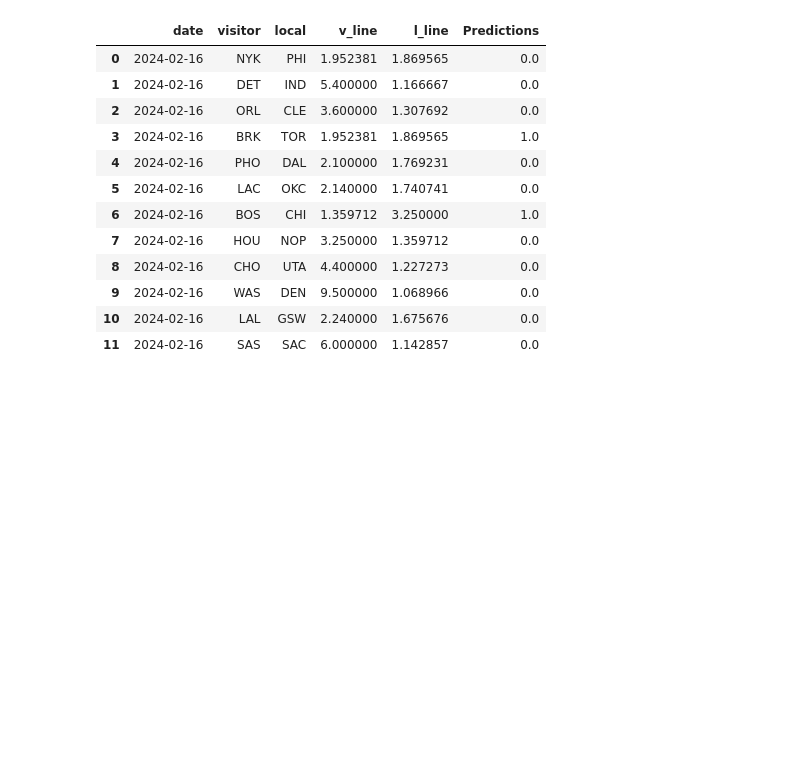
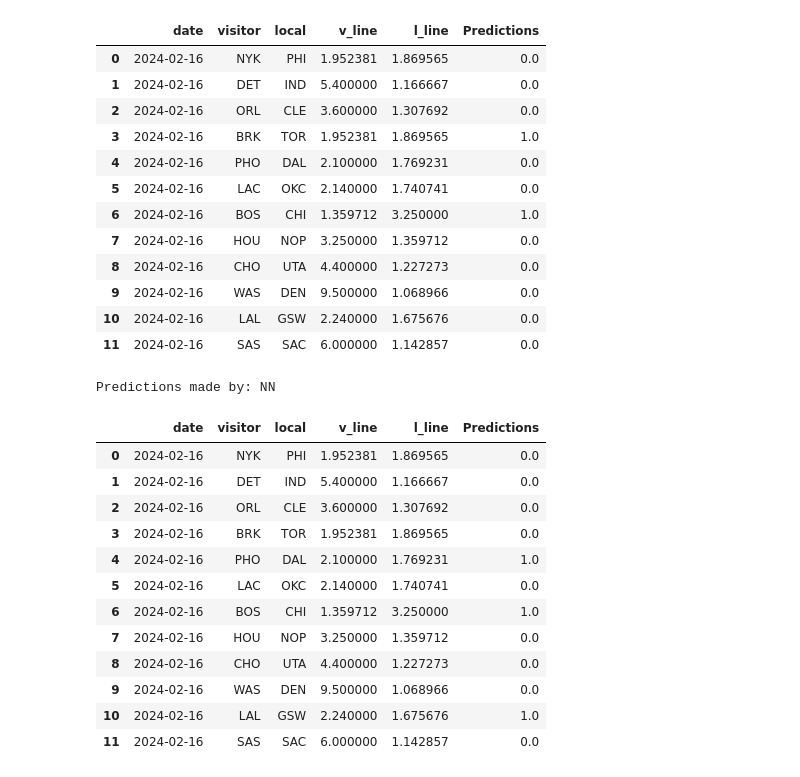
Before and after one commit to marioutiel/TFG, a Jupyter notebook: Predictions/TonightPredictions.ipynb, the cells around one changed output. Drawn from its saved outputs; the diff is of its cells as text; code cells hidden in the pictures; blank space fills up the shorter version.

```diff
--- a/Predictions/TonightPredictions.ipynb
+++ b/Predictions/TonightPredictions.ipynb
@@ -63,15 +63,24 @@ games_df
 # %%
 import joblib
 # %%
-def makeModelPredictions(games_df, odds_df, model_name='LR', show=True):
-    if model_name == 'FCNN':
-        fcnns = pd.read_excel('Models/TrainedModels/FCNNs/models.xlsx')
-        fcnns = fcnns.sort_values(by='Accuracy', ascending=False, ignore_index=True)
+def makeModelPredictions(games_df, odds_df, model_name='LR', nn_name='RNN',show=True):
+    if model_name == 'NN':
+        if nn_name == 'FCNN':
+            fcnns = pd.read_excel('Models/TrainedModels/FCNNs/models.xlsx')
+            fcnns = fcnns.sort_values(by='Accuracy', ascending=False, ignore_index=True)
 
-        model_file = fcnns.iloc[0]['File']
+            model_file = fcnns.iloc[0]['File']
 
-        model = torch.load('Models/'+model_file)
-        scaler = joblib.load('Models/Scalers/FCNN.pkl')
+            model = torch.load('Models/'+model_file)
+        elif nn_name == 'RNN':
+            rnns =  pd.read_excel('Models/TrainedModels/Recurrents/models.xlsx')
+            rnns = rnns.sort_values(by='Accuracy', ascending=False, ignore_index=True)
+
+            model_file = rnns.iloc[0]['File']
+
+            model = torch.load('Models/'+model_file)
+
+        scaler = joblib.load(f'Models/Scalers/{nn_name}.pkl')
 
     else:
         model = joblib.load(f'Models/TrainedModels/{model_name}_Model.pkl')
@@ -79,7 +88,7 @@ def makeModelPredictions(games_df, odds_df, model_name='LR', show=True):
 
 
     scaled_df = scaler.transform(games_df.drop(columns=['Date']))
-    if model_name == 'FCNN':
+    if model_name == 'NN':
         scaled_df = torch.FloatTensor(scaled_df)
         predictions = torch.round(model(scaled_df).squeeze(1))
         predictions = predictions.detach().numpy()
@@ -177,3 +186,20 @@ Predictions made by: FCNN
 | 9 | 2024-02-16 | WAS | DEN | 9.500000 | 1.068966 | 0.0 |
 | 10 | 2024-02-16 | LAL | GSW | 2.240000 | 1.675676 | 0.0 |
 | 11 | 2024-02-16 | SAS | SAC | 6.000000 | 1.142857 | 0.0 |
+# %%
+makeModelPredictions(games_df, tonight_odds, 'NN', 'RNN')
+# %% [output]
+Predictions made by: NN
+|  | date | visitor | local | v_line | l_line | Predictions |
+| 0 | 2024-02-16 | NYK | PHI | 1.952381 | 1.869565 | 0.0 |
+| 1 | 2024-02-16 | DET | IND | 5.400000 | 1.166667 | 0.0 |
+| 2 | 2024-02-16 | ORL | CLE | 3.600000 | 1.307692 | 0.0 |
+| 3 | 2024-02-16 | BRK | TOR | 1.952381 | 1.869565 | 0.0 |
+| 4 | 2024-02-16 | PHO | DAL | 2.100000 | 1.769231 | 1.0 |
+| 5 | 2024-02-16 | LAC | OKC | 2.140000 | 1.740741 | 0.0 |
+| 6 | 2024-02-16 | BOS | CHI | 1.359712 | 3.250000 | 1.0 |
+| 7 | 2024-02-16 | HOU | NOP | 3.250000 | 1.359712 | 0.0 |
+| 8 | 2024-02-16 | CHO | UTA | 4.400000 | 1.227273 | 0.0 |
+| 9 | 2024-02-16 | WAS | DEN | 9.500000 | 1.068966 | 0.0 |
+| 10 | 2024-02-16 | LAL | GSW | 2.240000 | 1.675676 | 1.0 |
+| 11 | 2024-02-16 | SAS | SAC | 6.000000 | 1.142857 | 0.0 |
```
Also changed, not shown: parts of 1 cell of this notebook, 10 other files.
